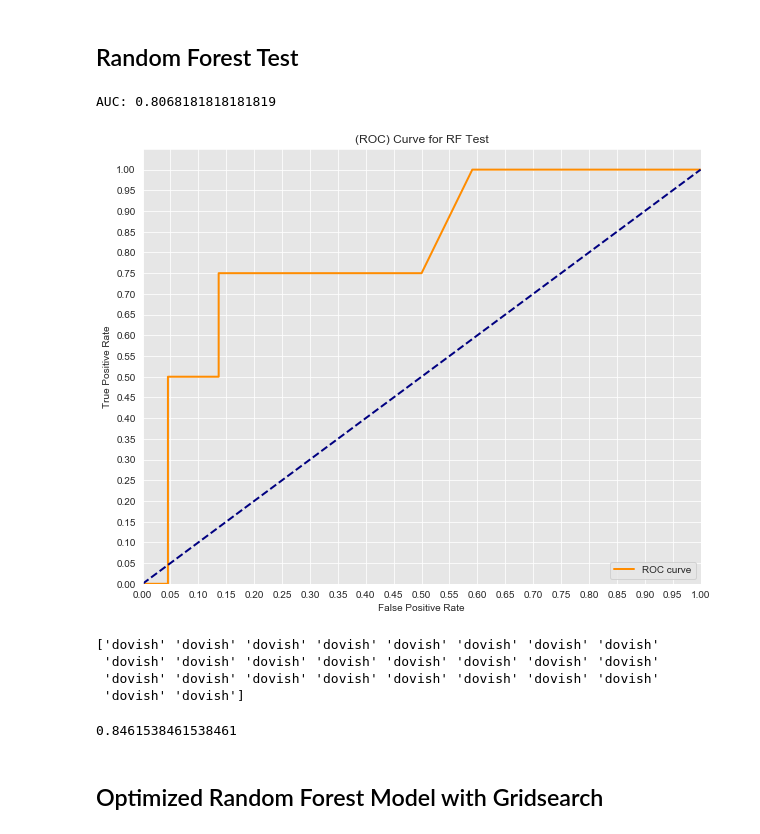
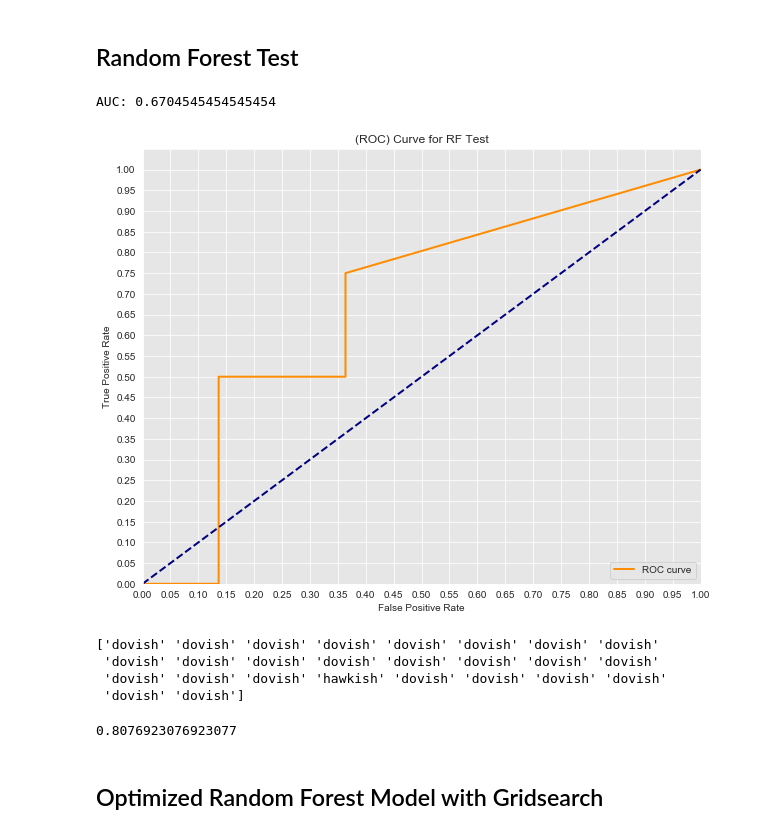
Before and after one commit to MarcSchneider71/Mod-3-Project--FOMC-Classfier-NLP, a Jupyter notebook: ModelwithPredicationsandGraphs.ipynb, the cells around one changed output. Saved outputs shown, nothing was run; the diff lists cells and outputs as text; code cells hidden in the pictures.

```diff
--- a/ModelwithPredicationsandGraphs.ipynb
+++ b/ModelwithPredicationsandGraphs.ipynb
@@ -46,3 +52,0 @@ Requirement already satisfied: scikit-learn>=0.20 in /anaconda3/lib/python3.7/si
-# %%
-# get json data from federal reserve
-r = requests.get('https://www.federalreserve.gov/json/ne-press.json')
@@ -463,5 +465,5 @@ NameError: name 'best_model' is not defined
 # %%
-mb_model_resampled = MultinomialNB(alpha= .36, class_prior= [0.9, 0.1]).fit(X_resampled, y_resampled)
+mb_model_resampled = MultinomialNB(alpha= .02).fit(X_train, y_train)
 
 y_score= mb_model_resampled.predict_proba(X_test)
 
@@ -494,4 +496,4 @@ AUC: 0.8977272727272727
 # %%
-lr_all_predictions_resampled = lr_model_resampled.predict(X_test)
-print(lr_all_predictions_resampled)
+mb_all_predictions_resampled = mb_model_resampled.predict(X_test)
+print(mb_all_predictions_resampled)
 # %% [output]
@@ -542,5 +549,5 @@ from sklearn.ensemble import RandomForestClassifier
 # %%
-rf_model_resampled = RandomForestClassifier(min_samples_split= 4).fit(X_resampled, y_resampled)
+rf_model_resampled = RandomForestClassifier(min_samples_split= 4).fit(X_train, y_train)
 # %% [markdown]
 ## Random Forest Train
 # %%
@@ -581,53 +582,45 @@ AUC: 1.0
 # %% [markdown]
 ## Random Forest Test
 # %%
-import matplotlib.pyplot as plt
-import seaborn as sns
-%matplotlib inline
-
-from sklearn import preprocessing
-
-rf_model_resampled = RandomForestClassifier(min_samples_split= 4).fit(X_resampled, y_resampled)
-
 y_score= rf_model_resampled.predict_proba(X_test)
 
 lb= preprocessing.LabelBinarizer()
 binary = lb.fit_transform(y_test)
 
 
 fpr, tpr, thresholds = roc_curve(binary, y_score[:,1])
 #Seaborns Beautiful Styling
 sns.set_style("darkgrid", {"axes.facecolor": ".9"})
 
 plt.figure(figsize=(10,8))
 lw = 2
 plt.plot(fpr, tpr, color='darkorange',
          lw=lw, label='ROC curve')
 plt.plot([0, 1], [0, 1], color='navy', lw=lw, linestyle='--')
 plt.xlim([0.0, 1.0])
 plt.ylim([0.0, 1.05])
 plt.yticks([i/20.0 for i in range(21)])
 plt.xticks([i/20.0 for i in range(21)])
 plt.xlabel('False Positive Rate')
 plt.ylabel('True Positive Rate')
 plt.title('(ROC) Curve for RF Test')
 plt.legend(loc="lower right")
 print('AUC: {}'.format(auc(fpr, tpr)))
 plt.show()
 # %% [output]
-AUC: 0.8068181818181819
+AUC: 0.6704545454545454
-[figure, old version]
+[figure, new version]
 # %%
 rf_all_predictions_resampled = rf_model_resampled.predict(X_test)
 print(rf_all_predictions_resampled)
 # %% [output]
 ['dovish' 'dovish' 'dovish' 'dovish' 'dovish' 'dovish' 'dovish' 'dovish'
  'dovish' 'dovish' 'dovish' 'dovish' 'dovish' 'dovish' 'dovish' 'dovish'
- 'dovish' 'dovish' 'dovish' 'dovish' 'dovish' 'dovish' 'dovish' 'dovish'
+ 'dovish' 'dovish' 'dovish' 'hawkish' 'dovish' 'dovish' 'dovish' 'dovish'
  'dovish' 'dovish']
 # %%
 rf_model_resampled.score(X_test, y_test)
 # %% [output]
-0.8461538461538461
+0.8076923076923077
 # %% [markdown]
 ## Optimized Random Forest Model with Gridsearch
```
Also changed, not shown: parts of 61 cells of this notebook, 4 other files.
